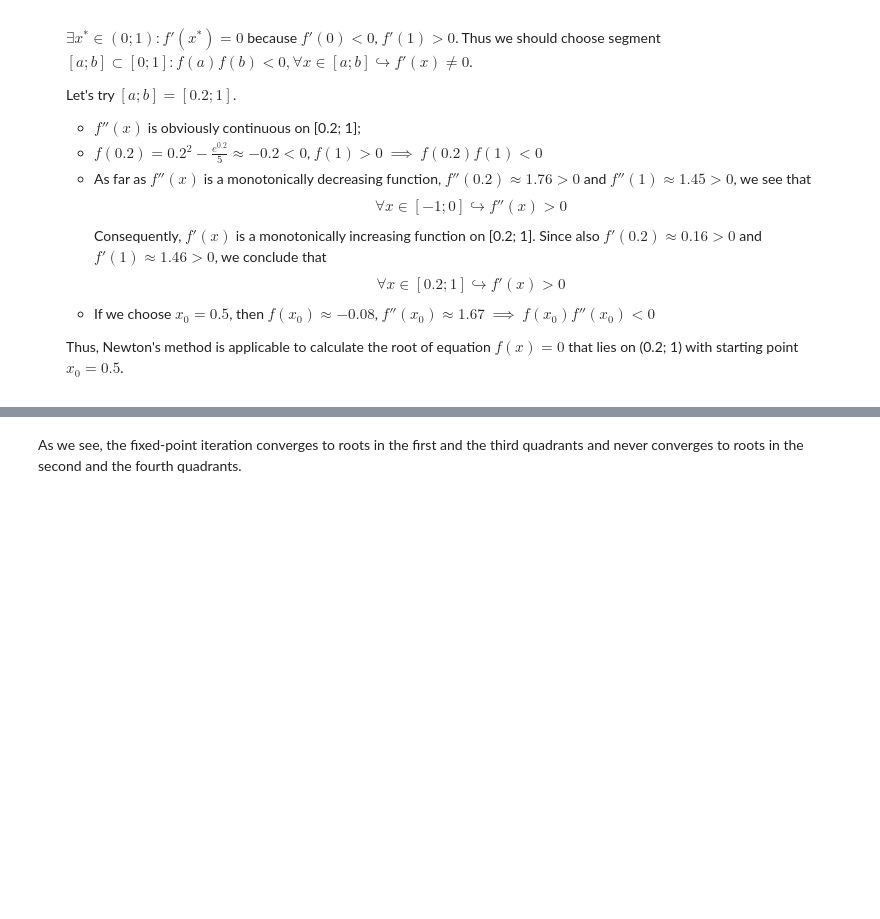
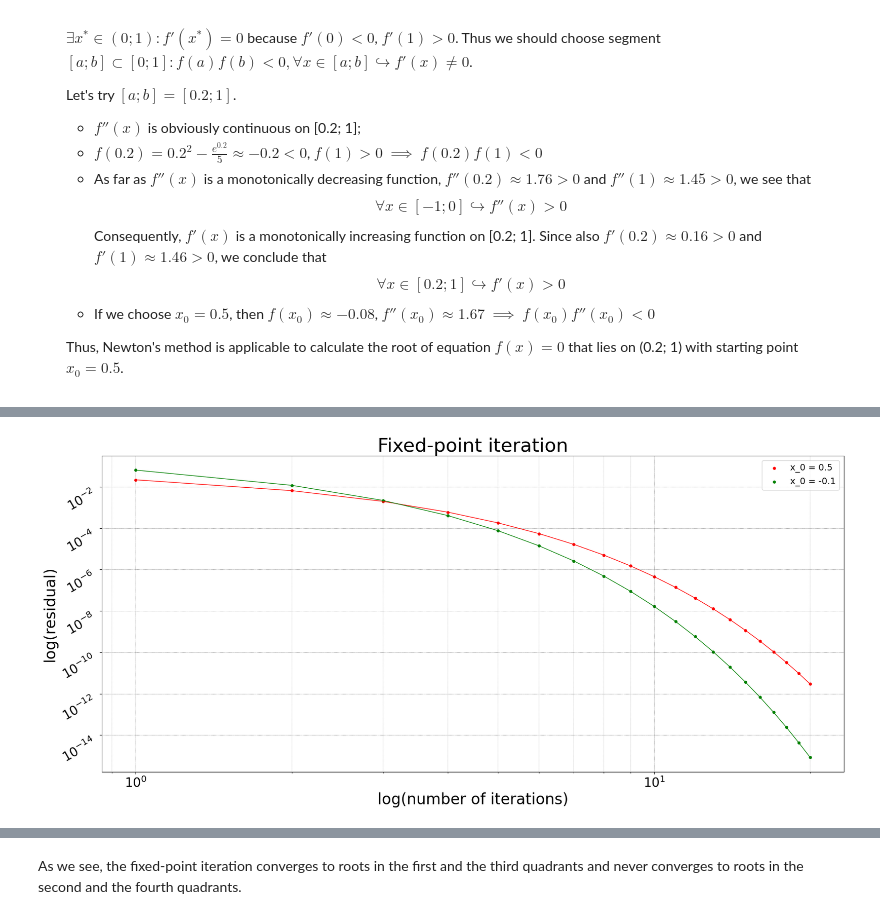
Before and after one commit to KetchuppOfficial/Computational_Mathematics, a Jupyter notebook: lab-3/lab-3.ipynb, the cells around one changed output, grey strips where cells are left out. Drawn from its saved outputs; the diff is of its cells as text; code cells hidden in the pictures; blank space fills up the shorter version.

```diff
--- a/lab-3/lab-3.ipynb
+++ b/lab-3/lab-3.ipynb
@@ -156,0 +133,13 @@ x_1 = 0.605267151542328, x_2 = -0.371418127749690
+# %%
+def func (x):
+    return x**2 - np.exp(x) / 5
+
+def d_func (x):
+    return 2 * x - np.exp(x) / 5
+
+def newtons_method (f, d_f, x_0, n_iters):
+
+    for k in range(0, n_iters):
+        x_0 = x_0 - f (x_0) / d_f (x_0)
+
+    return x_0
@@ -156,0 +148,86 @@ x_1 = 0.605267151542328, x_2 = -0.371418127749690
+# %%
+from matplotlib import pyplot as plt
+
+class Iter_Method:
+    def __init__(self, f, x_0, color):
+        self.func_ = f
+        self.start_ = x_0
+        self.color_ = color
+
+class Newtons_Method:
+    def __init__(self, f, df, x_0, color):
+        self.func_ = f
+        self.derivative_ = df
+        self.start_ = x_0
+        self.color_ = color
+
+def equation_residual_for_iteration (f, x_0, n_iters):
+    res = fixed_point_iteration(f, x_0, n_iters)
+    return abs (fixed_point_iteration(f, res, 1) - res)
+
+def equation_residual_for_newton (f, df, x_0, n_iters):
+    res = newtons_method(f, df, x_0, n_iters)
+    return abs (newtons_method(f, df, res, 1) - res)
+
+def dump_fixed_point_iteration (n_iters):
+
+    roots = [Iter_Method(g_func, 0.5, "red"),
+             Iter_Method(h_func, -0.1, "green")]
+    iters = np.arange(1, n_iters + 1)
+    for root in roots:
+        residuals = []
+        for i in iters:
+            residuals.append(equation_residual_for_iteration(root.func_, root.start_, i))
+
+        plt.scatter (iters, residuals, s = 15, color = root.color_, label=f"x_0 = {root.start_}")
+        plt.plot (iters, residuals, color=root.color_, linewidth = 1)
+
+def dump_newtons_method (n_iters):
+
+    roots = [Newtons_Method(func, d_func, 0.5, "red"),
+             Newtons_Method(func, d_func, -0.1, "green")]
+    iters = np.arange(1, n_iters + 1)
+    for root in roots:
+        residuals = []
+        for i in iters:
+            residuals.append(equation_residual_for_newton(root.func_, root.derivative_, root.start_, i))
+
+        plt.scatter (iters, residuals, s = 15, color = root.color_, label=f"x_0 = {root.start_}")
+        plt.plot (iters, residuals, color=root.color_, linewidth = 1)
+
+def show_results(method_name, dump_func, n_iters):
+
+    plt.figure (figsize = (21, 9), dpi = 100)
+    plt.title(method_name, fontsize=30)
+
+    plt.xscale("log")
+    plt.yscale("log")
+
+    plt.xlabel("log(number of iterations)", fontsize = 24)
+    plt.xticks (fontsize = 20, ha = "center", va = "top")
+
+    plt.ylabel("log(residual)", fontsize = 24)
+    plt.yticks (fontsize = 20, rotation = 30, ha = "right", va = "top")
+
+    dump_func(n_iters)
+
+    plt.legend (loc = "best", fontsize = 14)
+
+    plt.grid (color = "black", linewidth = 0.45, linestyle = "dotted")
+    plt.minorticks_on()
+    plt.grid (which = "minor", color = "grey", linewidth = 0.25, linestyle = "dashed")
+
+    plt.show()
+
+
+print ("Fixed-point iteration:")
+print (f"- x_0 = 0.5 ==> x = {fixed_point_iteration(g_func, 0.5, 20)}")
+print (f"- x_0 = -0.1 ==> x = {fixed_point_iteration(h_func, -0.1, 10)}")
+
+print ("\nNewton's method:")
+print (f"- x_0 = 0.5 ==> x = {newtons_method(func, d_func, 0.5, 5)}")
+print (f"- x_0 = -0.1 ==> x = {newtons_method(func, d_func, -0.1, 5)}")
+
+show_results("Fixed-point iteration", dump_fixed_point_iteration, 20)
+show_results("Newton's method", dump_newtons_method, 5)
+# %% [output]
@@ -156,0 +241 @@ x_1 = 0.605267151542328, x_2 = -0.371418127749690
+[figure, added]
```
Also changed, not shown: parts of 8 cells of this notebook.
